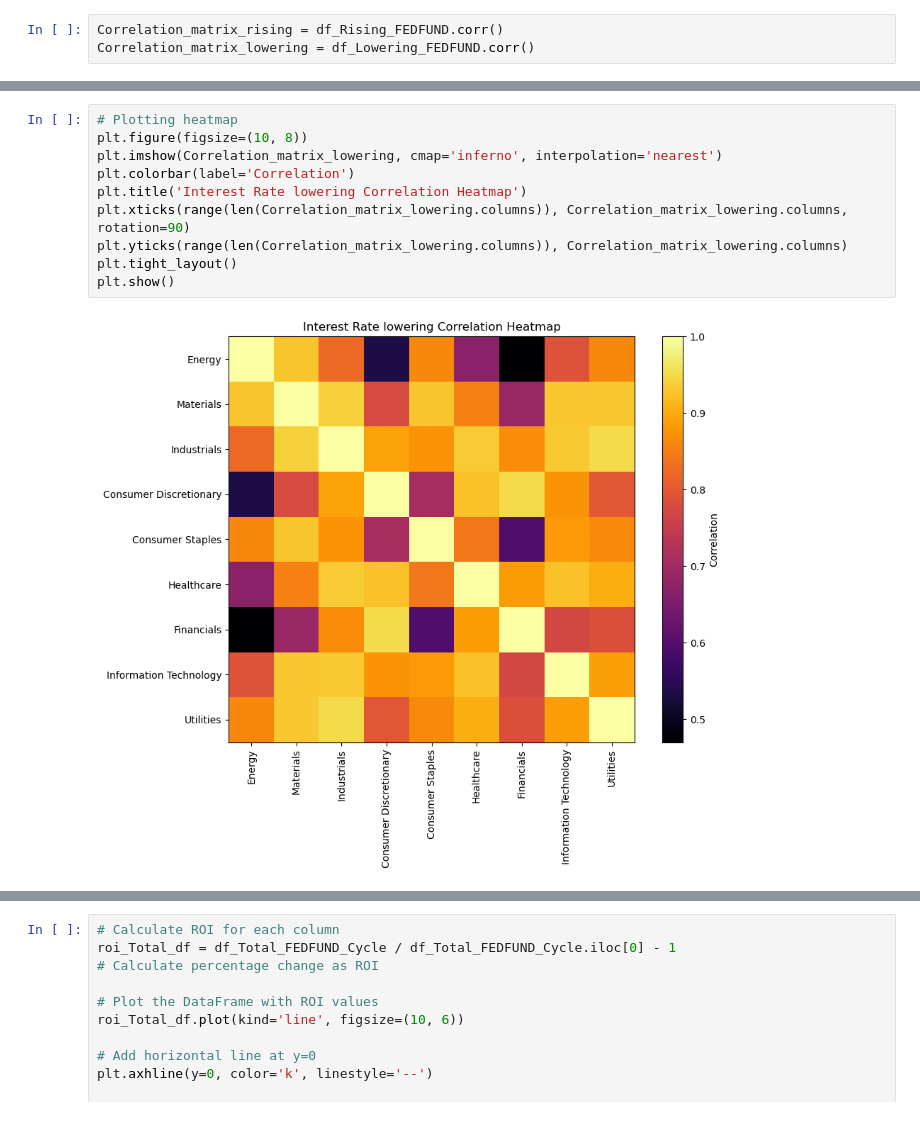
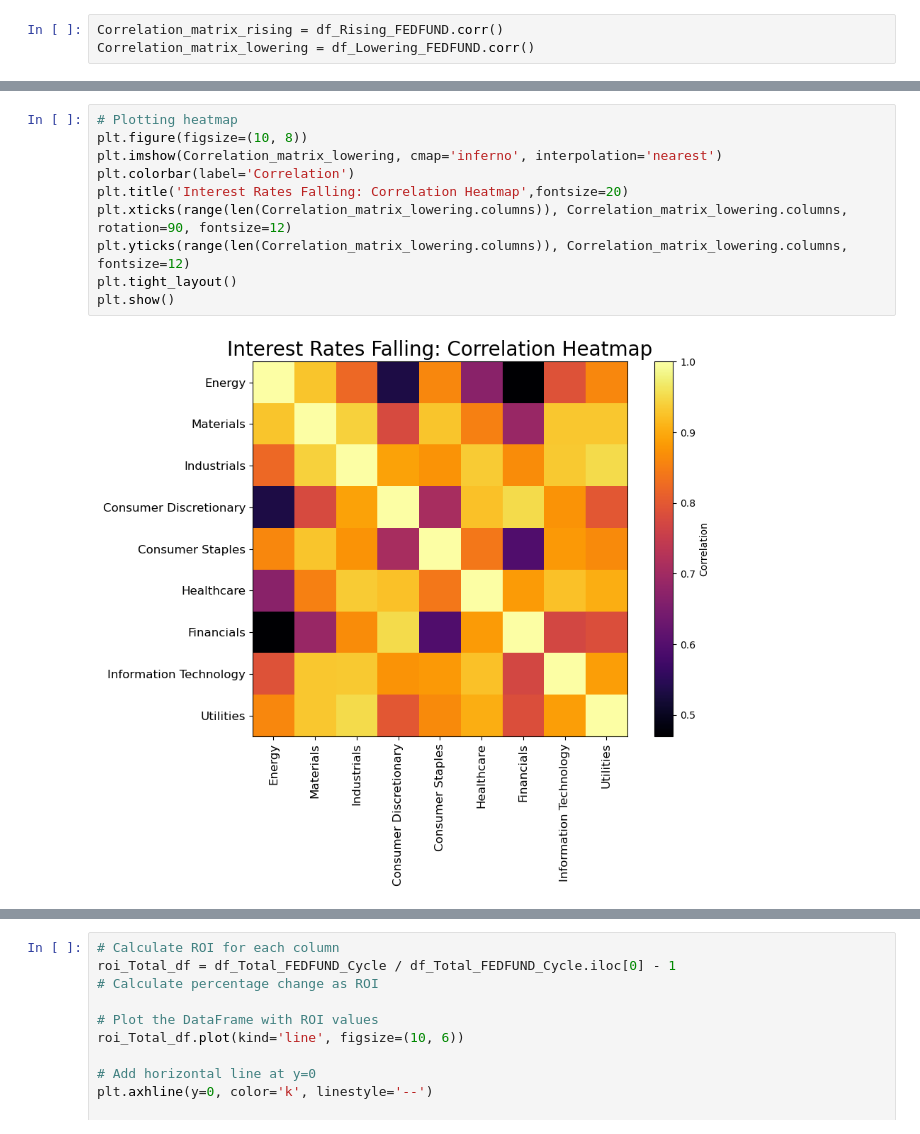
Before and after one commit to RealFakeDoor/Project-one, a Jupyter notebook: Main.ipynb, the cells around one changed output, grey strips where cells are left out. Drawn from its saved outputs; the diff is of its cells as text.

```diff
--- a/Main.ipynb
+++ b/Main.ipynb
@@ -60,15 +72,15 @@ plt.show()
 # %%
 # Plotting heatmap
 plt.figure(figsize=(10, 8))
 plt.imshow(Correlation_matrix_lowering, cmap='inferno', interpolation='nearest')
 plt.colorbar(label='Correlation')
-plt.title('Interest Rate lowering Correlation Heatmap')
-plt.xticks(range(len(Correlation_matrix_lowering.columns)), Correlation_matrix_lowering.columns, rotation=90)
-plt.yticks(range(len(Correlation_matrix_lowering.columns)), Correlation_matrix_lowering.columns)
+plt.title('Interest Rates Falling: Correlation Heatmap',fontsize=20)
+plt.xticks(range(len(Correlation_matrix_lowering.columns)), Correlation_matrix_lowering.columns, rotation=90, fontsize=12)
+plt.yticks(range(len(Correlation_matrix_lowering.columns)), Correlation_matrix_lowering.columns, fontsize=12)
 plt.tight_layout()
 plt.show()
 # %% [output]
-[figure, old version]
+[figure, new version]
 # %%
 # Calculate ROI for each column
 roi_Lowering_df = df_Lowering_FEDFUND / df_Lowering_FEDFUND.iloc[0] - 1
```
Also changed, not shown: parts of 16 cells of this notebook, 8 other files.
